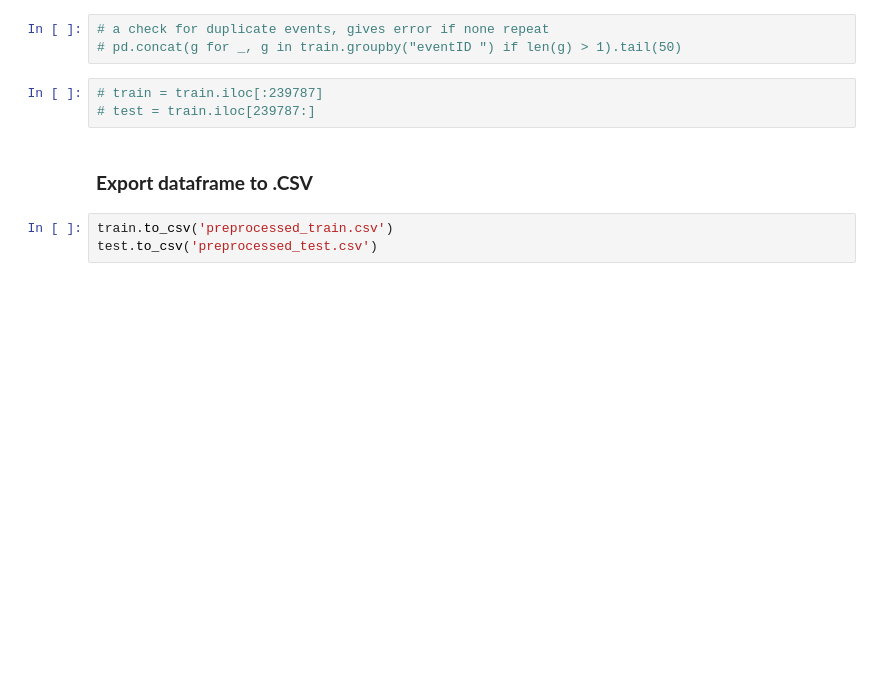
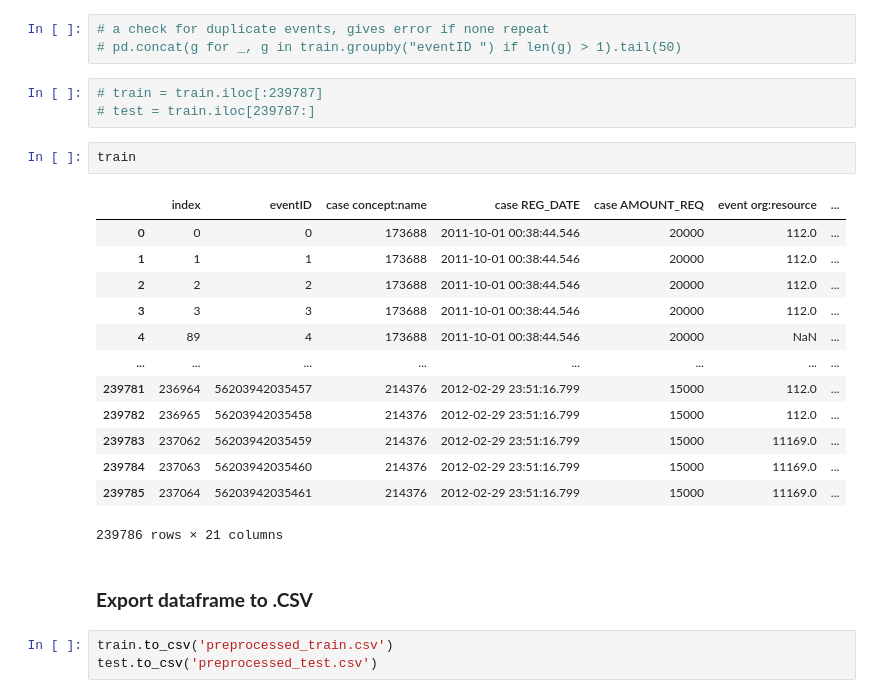
Before and after one commit to KonstantinGeorgiev0/Process-Mining, a Jupyter notebook: 2_Preprocessing.ipynb, the cells around one changed output. Drawn from its saved outputs; the diff is of its cells as text; blank space fills up the shorter version.

```diff
--- a/2_Preprocessing.ipynb
+++ b/2_Preprocessing.ipynb
@@ -191,6 +195,22 @@ test['event time:timestamp'] =  pd.to_datetime(test['event time:timestamp'])
 # %%
 # train = train.iloc[:239787]
 # test = train.iloc[239787:]
+# %%
+train
+# %% [output]
+|  | index | eventID | case concept:name | case REG_DATE | case AMOUNT_REQ | event org:resource | ... |
+| 0 | 0 | 0 | 173688 | 2011-10-01 00:38:44.546 | 20000 | 112.0 | ... |
+| 1 | 1 | 1 | 173688 | 2011-10-01 00:38:44.546 | 20000 | 112.0 | ... |
+| 2 | 2 | 2 | 173688 | 2011-10-01 00:38:44.546 | 20000 | 112.0 | ... |
+| 3 | 3 | 3 | 173688 | 2011-10-01 00:38:44.546 | 20000 | 112.0 | ... |
+| 4 | 89 | 4 | 173688 | 2011-10-01 00:38:44.546 | 20000 | NaN | ... |
+| ... | ... | ... | ... | ... | ... | ... | ... |
+| 239781 | 236964 | 56203942035457 | 214376 | 2012-02-29 23:51:16.799 | 15000 | 112.0 | ... |
+| 239782 | 236965 | 56203942035458 | 214376 | 2012-02-29 23:51:16.799 | 15000 | 112.0 | ... |
+| 239783 | 237062 | 56203942035459 | 214376 | 2012-02-29 23:51:16.799 | 15000 | 11169.0 | ... |
+| 239784 | 237063 | 56203942035460 | 214376 | 2012-02-29 23:51:16.799 | 15000 | 11169.0 | ... |
+| 239785 | 237064 | 56203942035461 | 214376 | 2012-02-29 23:51:16.799 | 15000 | 11169.0 | ... |
+239786 rows × 21 columns
 # %% [markdown]
 ### **Export dataframe to .CSV**
 # %%
```
Also changed, not shown: parts of 11 cells of this notebook, 6 other files.
